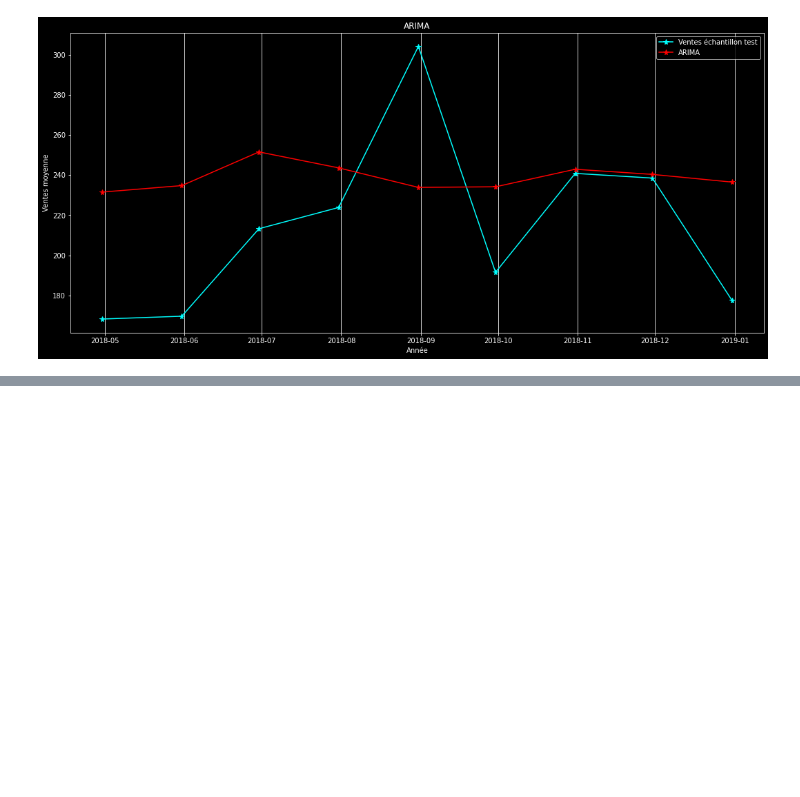
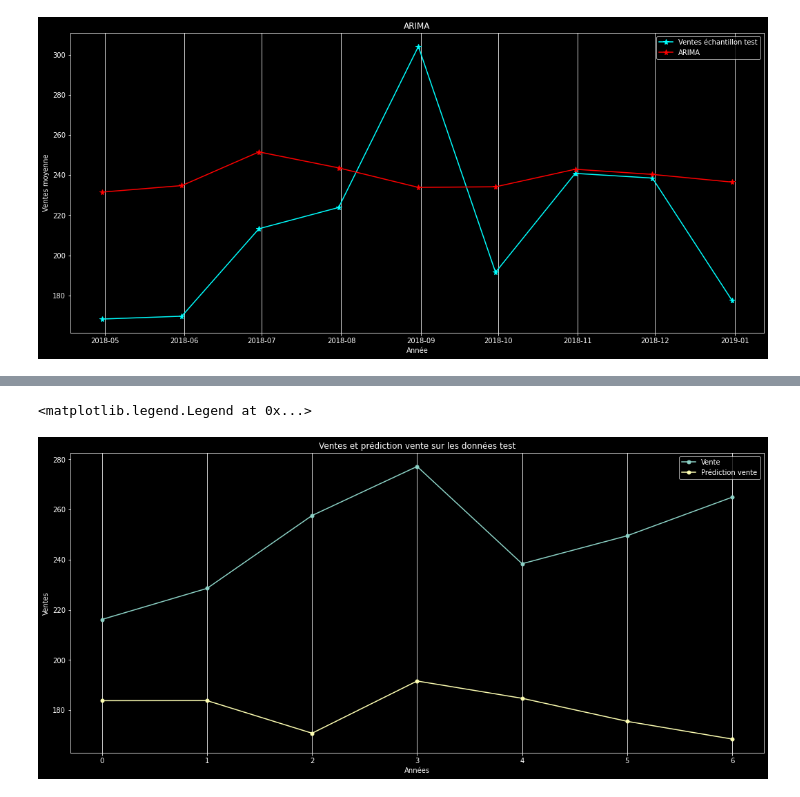
Before and after one commit to YassineLaamoumri/Time_Series, a Jupyter notebook: times_series_sales.ipynb, the cells around one changed output, grey strips where cells are left out. Saved outputs shown, nothing was run; the diff lists cells and outputs as text; code cells hidden in the pictures; blank space fills up the shorter version.

Commit message:
lstm

```diff
--- a/times_series_sales.ipynb
+++ b/times_series_sales.ipynb
@@ -432,0 +728,19 @@ plt.show()
+# %%
+
+# units : correspond à la sortie de chaque couche
+# on construit 5 couches LSTM avec 50
+# return_sequences = True pour retourner les valeurs des couches cachées importante pour les couches suivantes
+# regressor.add(Dropout(0.2)) utiliser qu'une partie des données train pour l'activation, permet d'éviter le surapprentissage
+#regressor.add(LSTM(units = 50)) plus besoin de retourner les valeurs intermediaires car la dernière couche
+# est une couche simple à une sortie qui donne la prédiction
+
+
+regressor.add(LSTM(units = 50, return_sequences = True, input_shape = (X_train.shape[1], 1)))
+regressor.add(Dropout(0.1))
+regressor.add(LSTM(units = 50, return_sequences = True))
+regressor.add(Dropout(0.1))
+regressor.add(LSTM(units = 50, return_sequences = True))
+regressor.add(Dropout(0.1))
+regressor.add(LSTM(units = 50))
+regressor.add(Dropout(0.1))
+regressor.add(Dense(units = 1))
@@ -432,0 +749,3 @@ plt.show()
+# %%
+regressor.compile(optimizer = 'adam', loss = 'mean_squared_error')
+regressor.fit(X_train, Y_train, epochs = 200, batch_size = 32)
@@ -432,0 +771,3 @@ plt.show()
+# %%
+predictions_ventes = regressor.predict(X_test)
+predictions_ventes = sc.inverse_transform(predictions_ventes)
@@ -432,0 +777,3 @@ plt.show()
+# %%
+Y_test=Y_test.reshape(-1, 1)
+Y_test_non_normalise=sc.inverse_transform(Y_test)
@@ -432,0 +783,13 @@ plt.show()
+# %%
+fig,ax = plt.subplots(figsize = (18,8))
+ax.plot(Y_test_non_normalise,marker = 'o',markersize='5',linestyle='-',label = 'Vente')
+ax.plot(predictions_ventes,marker = 'o',markersize='5',linestyle='-',label = 'Prédiction vente')
+
+ax.set_xlabel('Années')
+ax.set_ylabel('Ventes')
+ax.set_title('Ventes et prédiction vente sur les données test')
+ax.grid(axis='x')
+ax.legend()
+# %% [output]
+<matplotlib.legend.Legend at 0x...>
+[figure, added]
```
Also changed, not shown: parts of 54 cells of this notebook.
